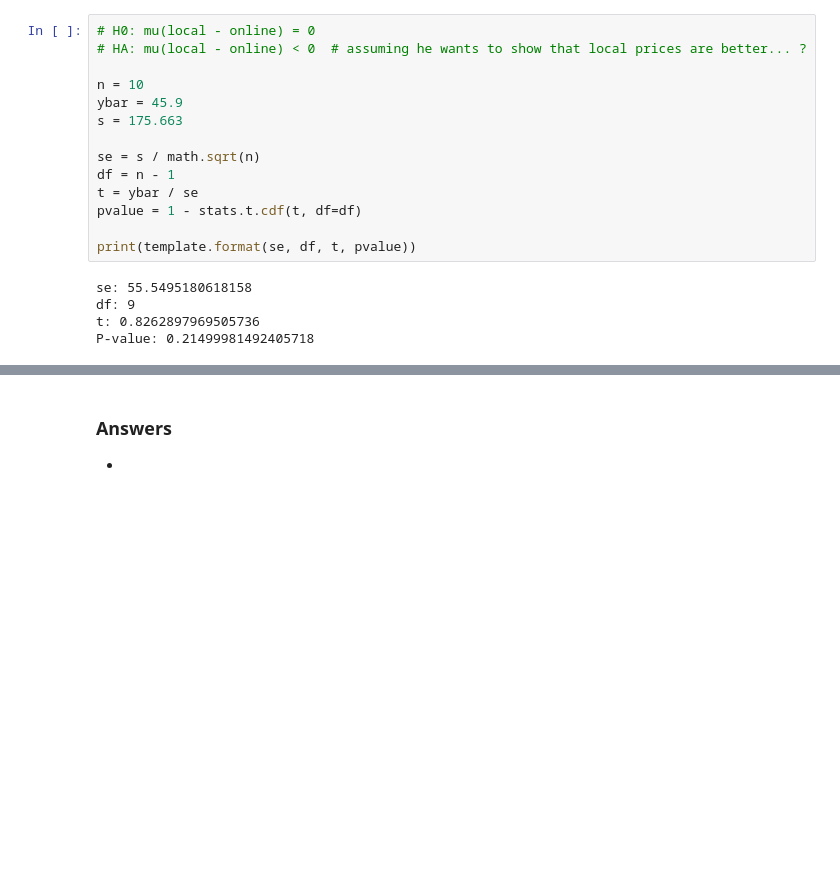
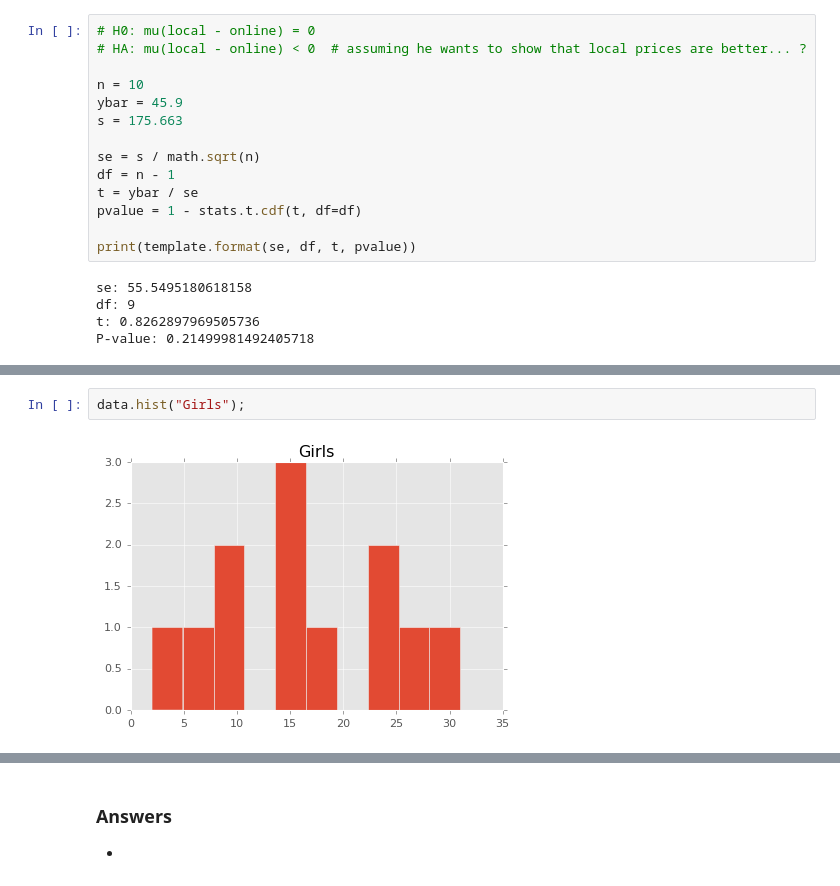
Before and after one commit to rickhaffey/stats-dvb, a Jupyter notebook: exercises/Chapter 25 - Exercises.ipynb, the cells around one changed output, grey strips where cells are left out. Drawn from its saved outputs; the diff is of its cells as text; blank space fills up the shorter version.

```diff
--- a/exercises/Chapter 25 - Exercises.ipynb
+++ b/exercises/Chapter 25 - Exercises.ipynb
@@ -82,0 +195,4 @@ P-value: 0.21499981492405718
+# %%
+data.hist("Girls");
+# %% [output]
+[figure, added]
```
Also changed, not shown: parts of 19 cells of this notebook.
